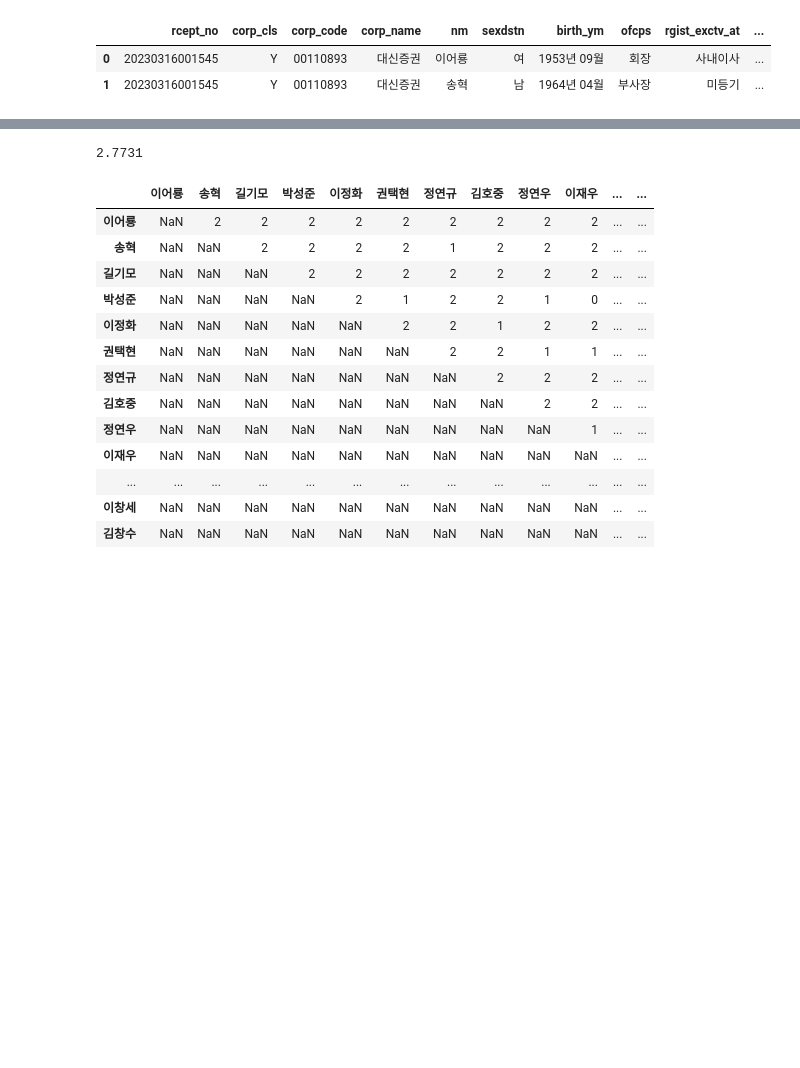
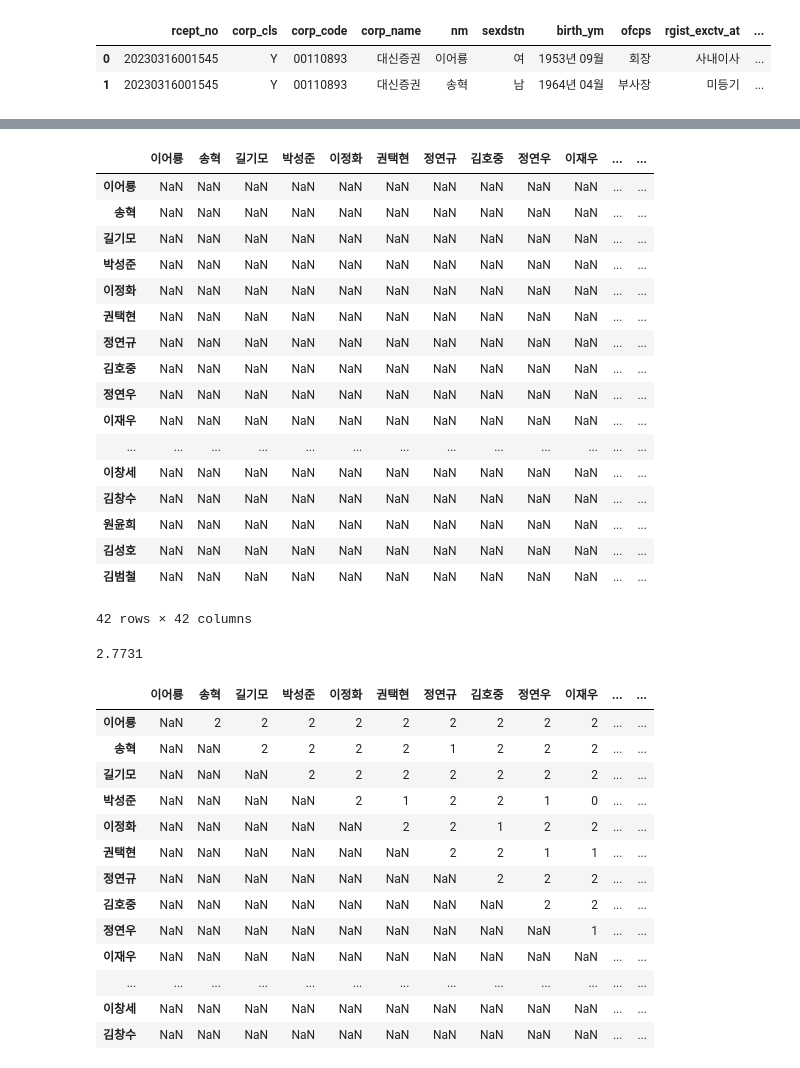
Before and after one commit to ESGcompetition/network-analysis, a Jupyter notebook: my_processing.ipynb, the cells around one changed output, grey strips where cells are left out. Drawn from its saved outputs; the diff is of its cells as text; code cells hidden in the pictures; blank space fills up the shorter version.

```diff
--- a/my_processing.ipynb
+++ b/my_processing.ipynb
@@ -48,16 +48,35 @@ daishin_exe.head(3)
 # %%
 import pandas as pd
 
 # 인물 가중치행렬
 col = []
 row = []
 for i in range(len(daishin_exe)):
     col.append(daishin_exe.loc[i, '이름'])
     row.append(daishin_exe.loc[i, '이름'])
 
 
 weight_matrix = pd.DataFrame(columns=col, index=row)
-#weight_matrix
+weight_matrix
+# %% [output]
+|  | 이어룡 | 송혁 | 길기모 | 박성준 | 이정화 | 권택현 | 정연규 | 김호중 | 정연우 | 이재우 | ... | ... |
+| 이어룡 | NaN | NaN | NaN | NaN | NaN | NaN | NaN | NaN | NaN | NaN | ... | ... |
+| 송혁 | NaN | NaN | NaN | NaN | NaN | NaN | NaN | NaN | NaN | NaN | ... | ... |
+| 길기모 | NaN | NaN | NaN | NaN | NaN | NaN | NaN | NaN | NaN | NaN | ... | ... |
+| 박성준 | NaN | NaN | NaN | NaN | NaN | NaN | NaN | NaN | NaN | NaN | ... | ... |
+| 이정화 | NaN | NaN | NaN | NaN | NaN | NaN | NaN | NaN | NaN | NaN | ... | ... |
+| 권택현 | NaN | NaN | NaN | NaN | NaN | NaN | NaN | NaN | NaN | NaN | ... | ... |
+| 정연규 | NaN | NaN | NaN | NaN | NaN | NaN | NaN | NaN | NaN | NaN | ... | ... |
+| 김호중 | NaN | NaN | NaN | NaN | NaN | NaN | NaN | NaN | NaN | NaN | ... | ... |
+| 정연우 | NaN | NaN | NaN | NaN | NaN | NaN | NaN | NaN | NaN | NaN | ... | ... |
+| 이재우 | NaN | NaN | NaN | NaN | NaN | NaN | NaN | NaN | NaN | NaN | ... | ... |
+| ... | ... | ... | ... | ... | ... | ... | ... | ... | ... | ... | ... | ... |
+| 이창세 | NaN | NaN | NaN | NaN | NaN | NaN | NaN | NaN | NaN | NaN | ... | ... |
+| 김창수 | NaN | NaN | NaN | NaN | NaN | NaN | NaN | NaN | NaN | NaN | ... | ... |
+| 원윤희 | NaN | NaN | NaN | NaN | NaN | NaN | NaN | NaN | NaN | NaN | ... | ... |
+| 김성호 | NaN | NaN | NaN | NaN | NaN | NaN | NaN | NaN | NaN | NaN | ... | ... |
+| 김범철 | NaN | NaN | NaN | NaN | NaN | NaN | NaN | NaN | NaN | NaN | ... | ... |
+42 rows × 42 columns
 # %%
 def calculate_weight(distance):
     a_distance = [0.7**i for i in distance]
```
Also changed, not shown: 13 other files.
